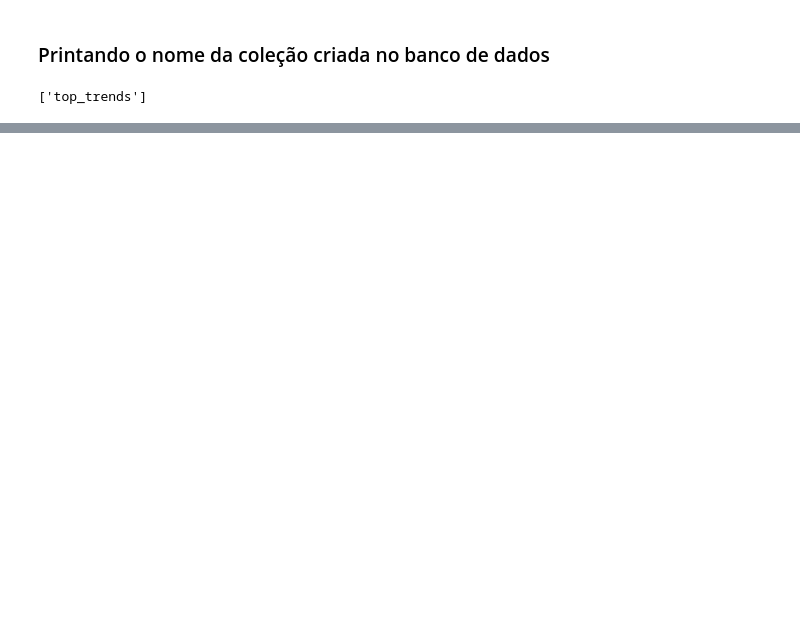
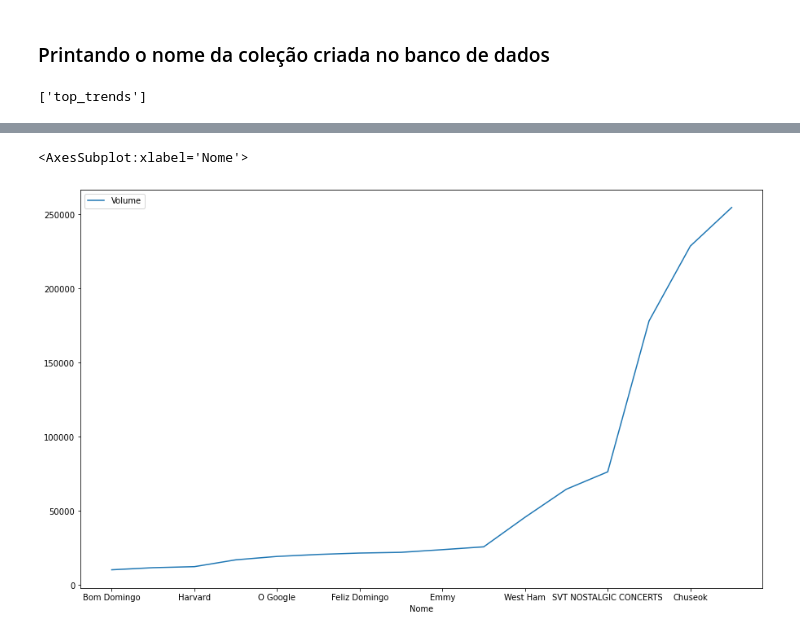
Before and after one commit to LeiteSS/data-challenger-carrefour, a Jupyter notebook: App.ipynb, the cells around one changed output, grey strips where cells are left out. Drawn from its saved outputs; the diff is of its cells as text; code cells hidden in the pictures; blank space fills up the shorter version.

```diff
--- a/App.ipynb
+++ b/App.ipynb
@@ -148,0 +249,6 @@ database.list_collection_names()
+# %%
+top = df_trends[df_trends["Volume"] > 0].sort_values("Volume")
+top.plot(x="Nome", y="Volume", kind='line', figsize=(15,9))
+# %% [output]
+<AxesSubplot:xlabel='Nome'>
+[figure, added]
```
Also changed, not shown: parts of 16 cells of this notebook, 1 other file.
